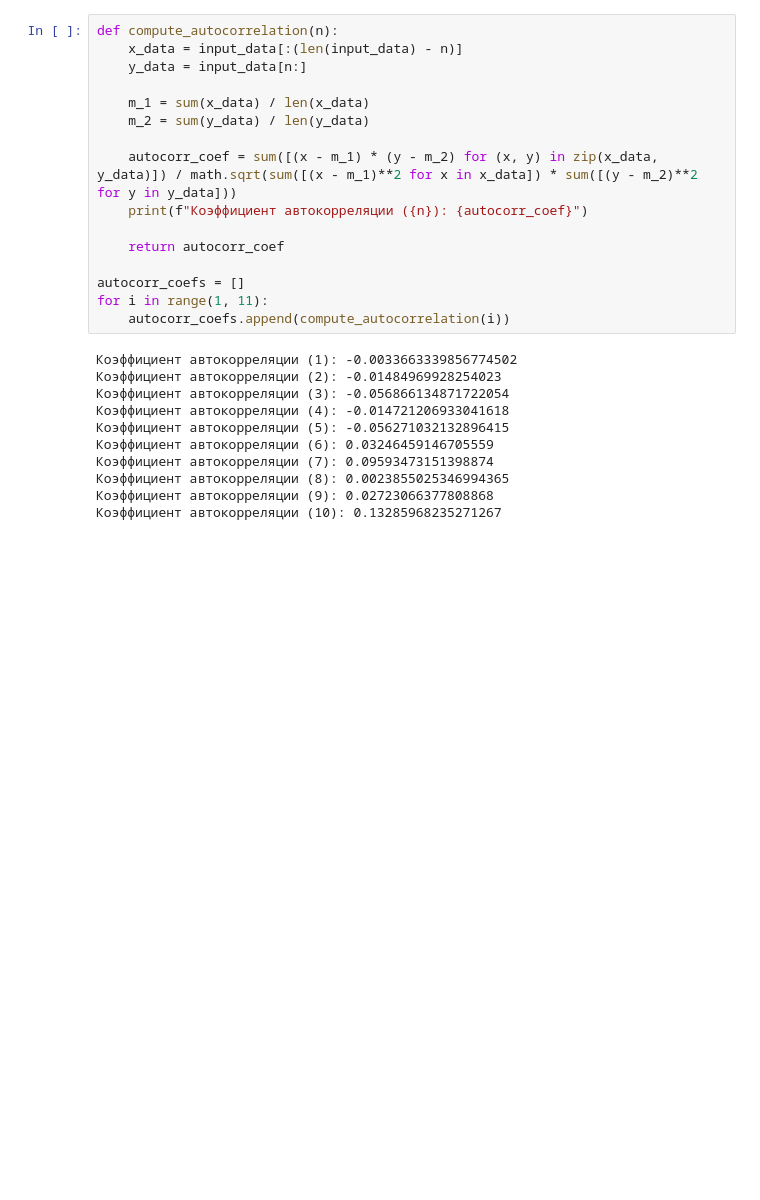
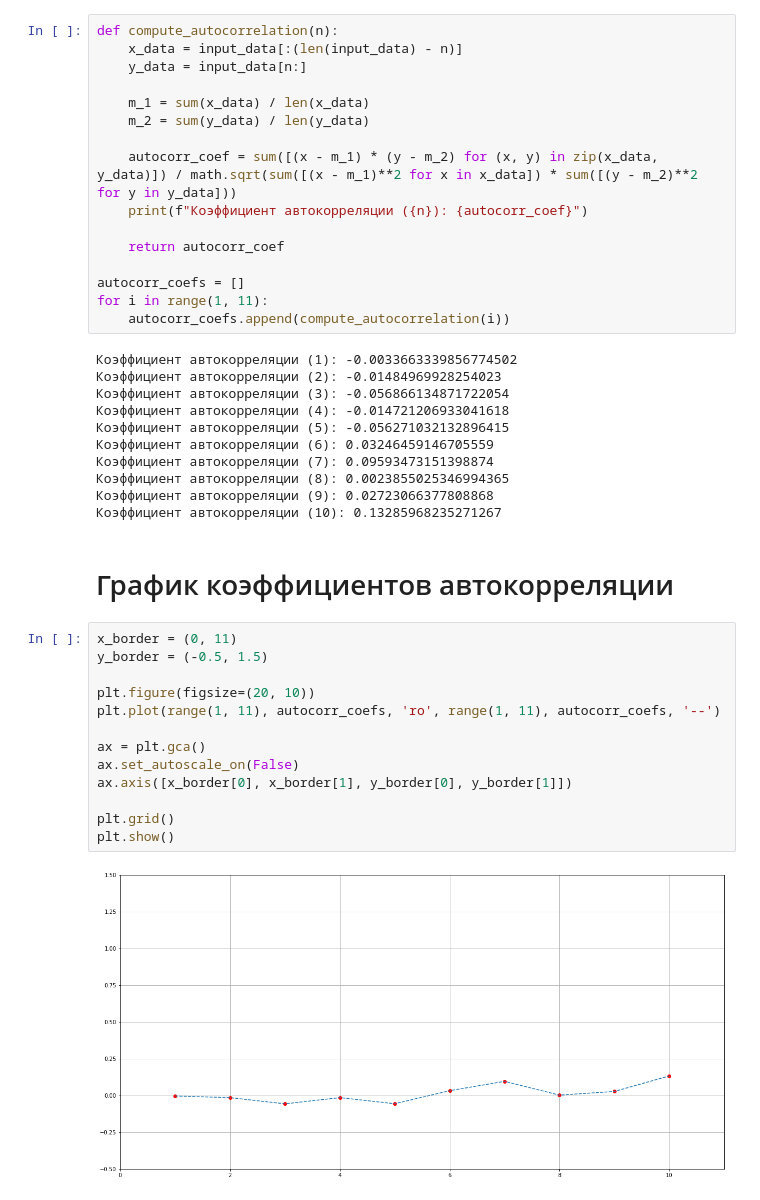
Before and after one commit to johnny-keker/mathematical-modelling, a Jupyter notebook: LW1/LW1.ipynb, the cells around one changed output. Drawn from its saved outputs; the diff is of its cells as text; blank space fills up the shorter version.

Commit message:
[LW1] autocorrelation plot

```diff
--- a/LW1/LW1.ipynb
+++ b/LW1/LW1.ipynb
@@ -134,3 +134,20 @@ for i in range(1, 11):
 Коэффициент автокорреляции (8): 0.0023855025346994365
 Коэффициент автокорреляции (9): 0.02723066377808868
 Коэффициент автокорреляции (10): 0.13285968235271267
+# %% [markdown]
+# График коэффициентов автокорреляции
+# %%
+x_border = (0, 11)
+y_border = (-0.5, 1.5)
+
+plt.figure(figsize=(20, 10))
+plt.plot(range(1, 11), autocorr_coefs, 'ro', range(1, 11), autocorr_coefs, '--')
+
+ax = plt.gca()
+ax.set_autoscale_on(False)
+ax.axis([x_border[0], x_border[1], y_border[0], y_border[1]])
+
+plt.grid()
+plt.show()
+# %% [output]
+[figure, added]
```
